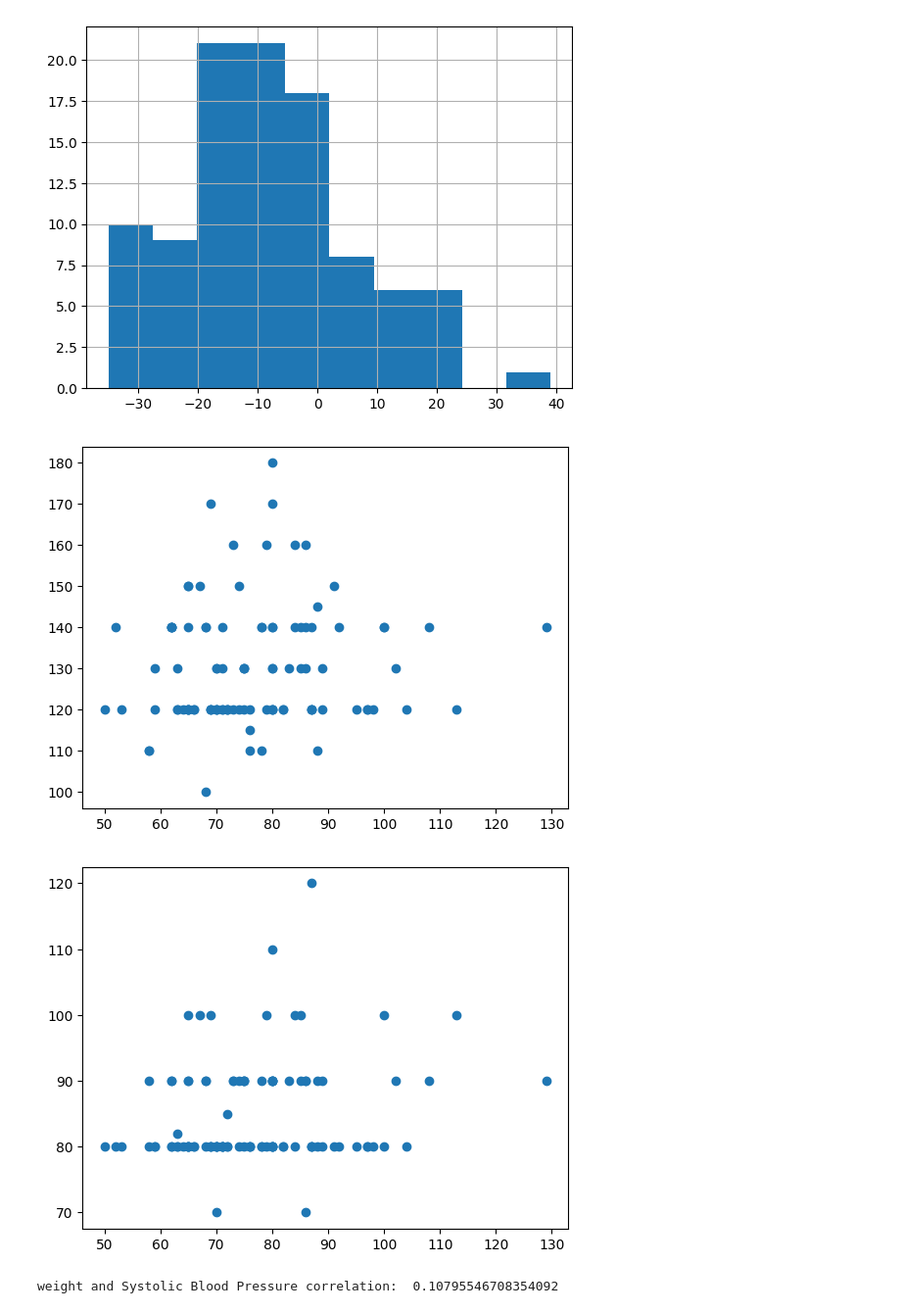
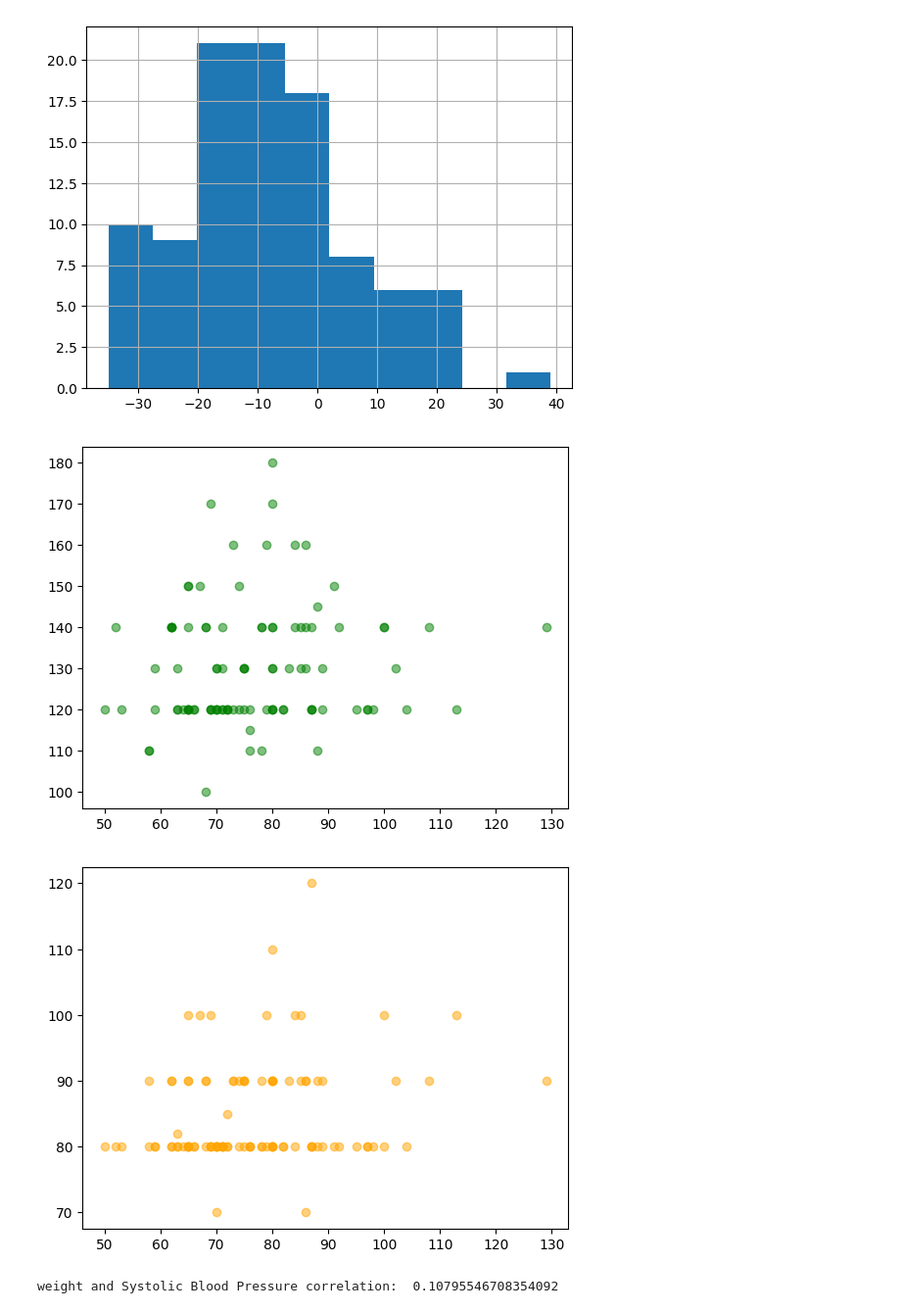
Before and after one commit to farhanarrafi/empirical-analysis-cardiovascular-data, a Jupyter notebook: Emperical_Analysis_Project.ipynb, the cells around one changed output. Shown at 98% size. Cells and saved outputs as stored; diff of their text form; code cells hidden in the pictures.

Commit message:
Fixed errors. updated plot colors

```diff
--- a/Emperical_Analysis_Project.ipynb
+++ b/Emperical_Analysis_Project.ipynb
@@ -399,18 +399,18 @@ import matplotlib.pyplot as plt
 x = samples['weight']
 y = samples['ap_hi']
 
-plt.scatter(x, y)
+plt.scatter(x, y , color='green', alpha=0.5)
 plt.show()
 # %% [output]
-[figure, old version]
+[figure, new version]
 # %%
 x = samples['weight']
 y = samples['ap_lo']
 
-plt.scatter(x, y)
+plt.scatter(x, y , color='orange', alpha=0.5)
 plt.show()
 # %% [output]
-[figure, old version]
+[figure, new version]
 # %%
 x = samples['weight']
 y = samples['ap_hi']
```
Also changed, not shown: parts of 6 cells of this notebook.
